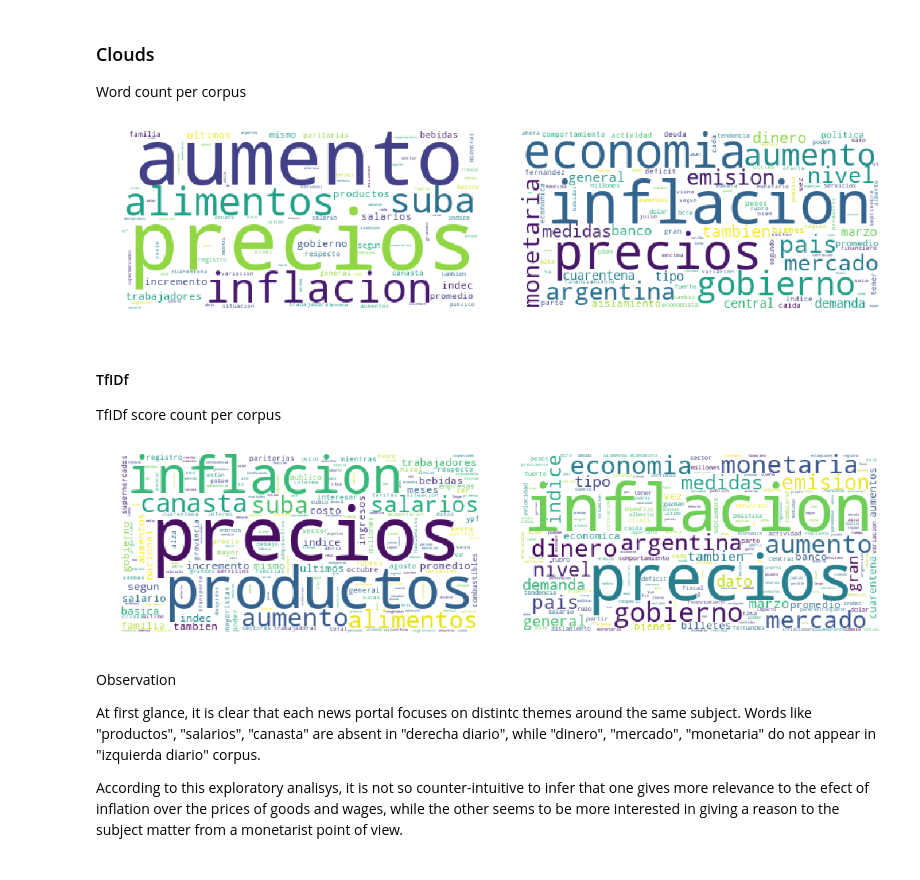
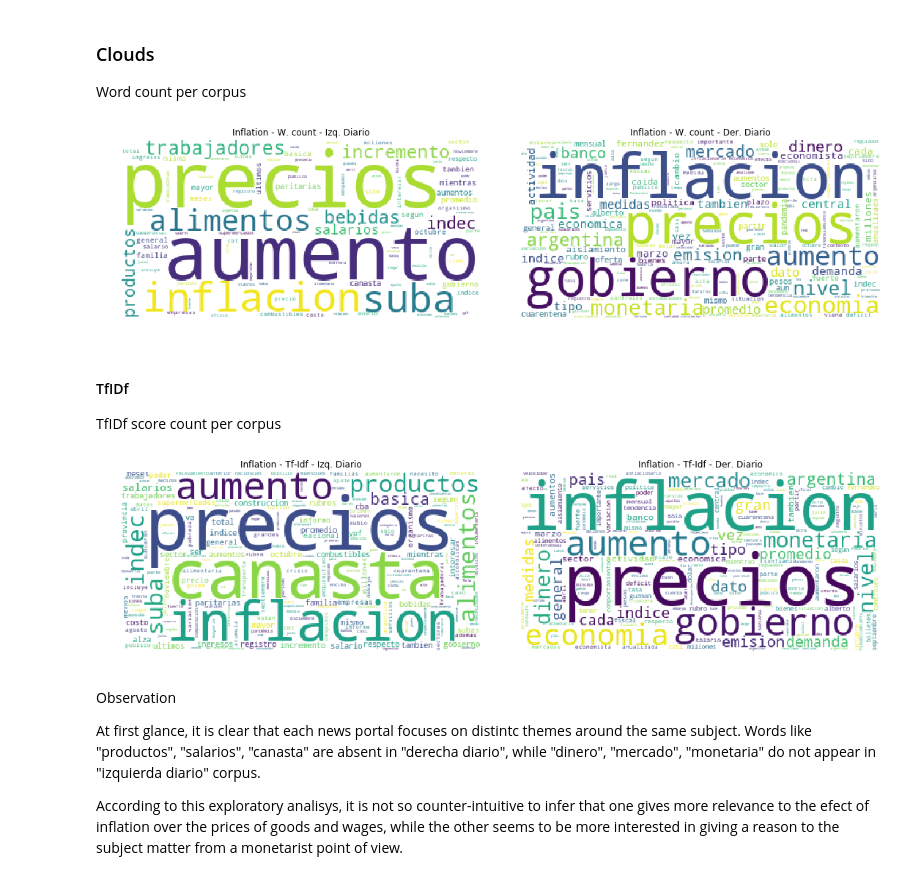
Before and after one commit to guidomitolo/pol_bias_nlp, a Jupyter notebook: 5.a.vs_topic_1.ipynb, the cells around one changed output. Cells and saved outputs as stored; diff of their text form; code cells hidden in the pictures.

```diff
--- a/5.a.vs_topic_1.ipynb
+++ b/5.a.vs_topic_1.ipynb
@@ -155,16 +109,18 @@ words_der = [word for docs, w_counts in top_words_der.items() for word in list(w
 # %%
 fig, axes = plt.subplots(nrows=1, ncols=2, constrained_layout=True, figsize=(15,30))
 
 cloud = WordCloud(background_color='white')
+titles = ['Inflation - W. count - Izq. Diario', 'Inflation - W. count - Der. Diario']
 
-for words, ax in zip([words_izq, words_der], axes.flatten()):
+for words, ax, title in zip([words_izq, words_der], axes.flatten(), titles):
     cloud.generate_from_frequencies(dict(Counter(words).most_common()))
     ax.imshow(cloud)
+    ax.set_title(title)
     ax.axis('off')
 
 plt.show()
 # %% [output]
-[figure, old version]
+[figure, new version]
 # %% [markdown]
 #### TfIDf
 TfIDf score count per corpus
@@ -181,14 +137,17 @@ fig, axes = plt.subplots(nrows=1, ncols=2, constrained_layout=True, figsize=(15,
 
 cloud = WordCloud(background_color='white')
 
-for df, ax in zip([tfidf_izq_df, tfidf_der_df], axes.flatten()):
+titles = ['Inflation - Tf-Idf - Izq. Diario', 'Inflation - Tf-Idf - Der. Diario']
+
+for df, ax, title in zip([tfidf_izq_df, tfidf_der_df], axes.flatten(), titles):
     cloud.generate_from_frequencies(df.sum(axis=0).sort_values())
     ax.imshow(cloud)
+    ax.set_title(title)
     ax.axis('off')
 
 plt.show()
 # %% [output]
-[figure, old version]
+[figure, new version]
 # %% [markdown]
 Observation
 
```
Also changed, not shown: parts of 10 cells of this notebook, 21 other files.
